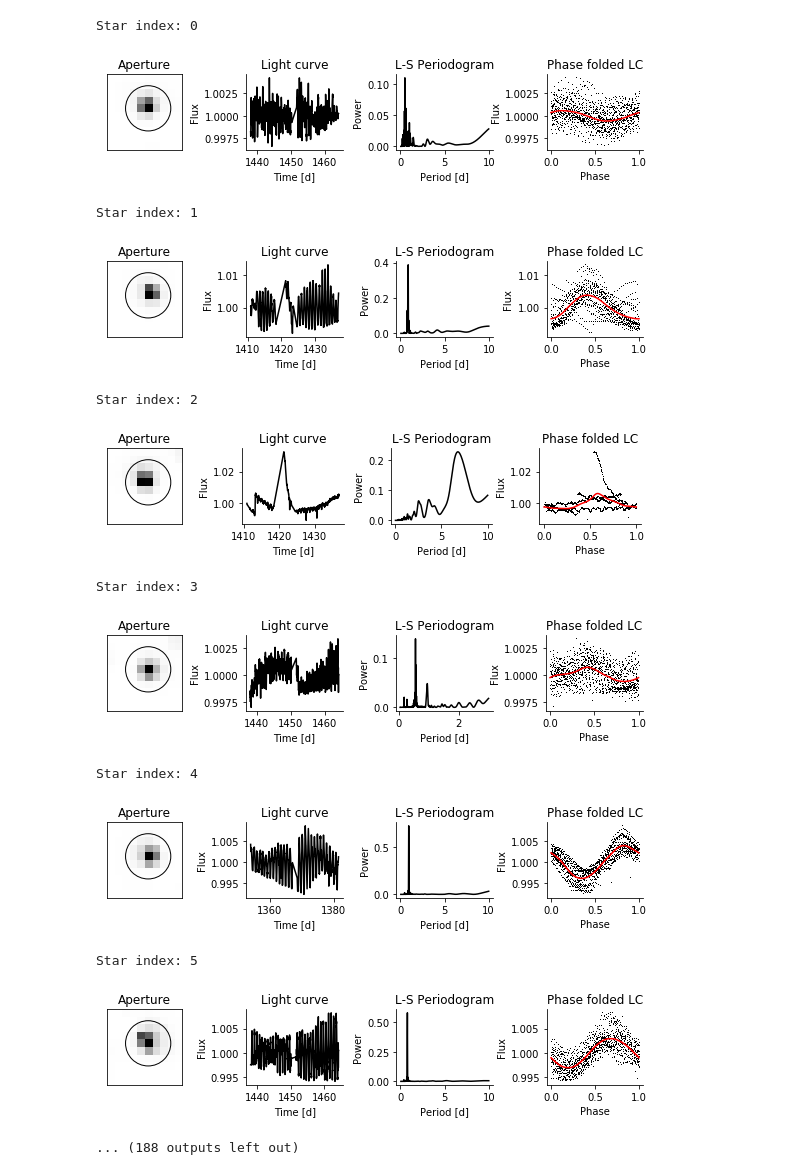
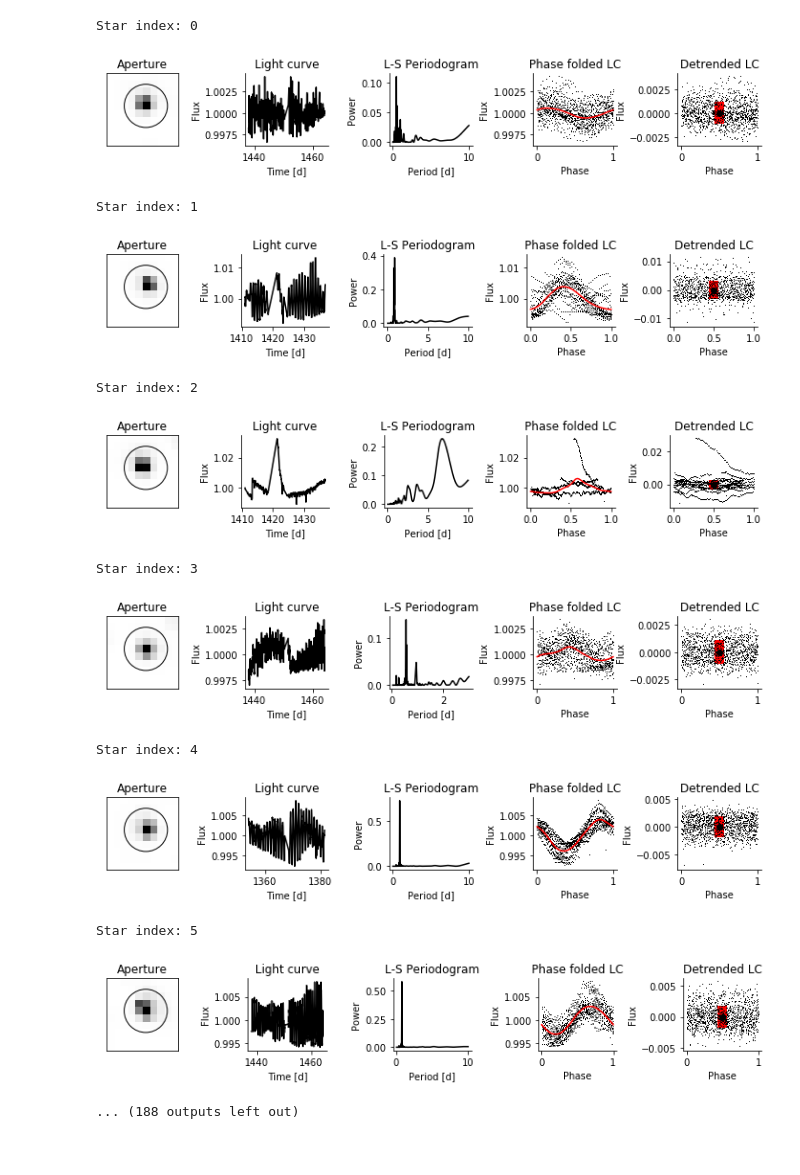
Before and after one commit to bmorris3/birthmarks, a Jupyter notebook: smamps/psceri.ipynb, the cells around one changed output. Drawn from its saved outputs; the diff is of its cells as text; code cells hidden in the pictures.

```diff
--- a/smamps/psceri.ipynb
+++ b/smamps/psceri.ipynb
@@ -24,6 +25,7 @@ size = 10
 
 smoothed_amps_psc = []
 psc_periods = []
+smoothed_amps_errs = []
 
 binary_list = [22]
 limit_pmax_list = [3, 7, 13]
@@ -72,49 +74,57 @@ for i, coord in enumerate(coords):
 
             smoothed = gaussian_filter1d(detrended[np.argsort(phases)], 50, mode='wrap')
 
-            fig, ax = plt.subplots(1, 4, figsize=(8, 2))
+            fig, ax = plt.subplots(1, 5, figsize=(10, 2))
             ax[0].imshow(cutouts[0][1].data['FLUX'].sum(0), origin='lower', cmap=plt.cm.Greys)
             ap.plot(axes=ax[0], color='k')
             ax[0].set_title('Aperture')
             ax[0].set_xticks([])
             ax[0].set_yticks([])
 
             ax[1].plot(times[mask], detrended, 'k')
             ax[1].set(title='Light curve', xlabel='Time [d]', ylabel='Flux')
 
             ax[2].plot(periods, power, 'k')
             ax[2].set(title='L-S Periodogram', xlabel='Period [d]', ylabel='Power')
 
             ax[3].plot(phases, detrended, ',k')
             ax[3].plot(phases[np.argsort(phases)], smoothed, 'r')
             ax[3].set(title='Phase folded LC', xlabel='Phase', ylabel='Flux')
 
+            detrended_residuals = detrended[np.argsort(phases)] - smoothed
+            ax[4].plot(phases, detrended_residuals, ',k')
+            ax[4].set(title='Detrended LC', xlabel='Phase', ylabel='Flux')
+
+            err = mad_std(detrended_residuals)
+            smoothed_amps_errs.append(err)
+            ax[4].errorbar(0.5, 0, err, fmt='o', color='k', ecolor='r', lw=10)
+
             for axis in ax[1:]:
                 for s in ['right', 'top']:
                     axis.spines[s].set_visible(False)
 
             plt.tight_layout(w_pad=0.2)
 
             if i in save_list:
                 plt.savefig('plots/psceri.pdf', bbox_inches='tight')
 
             plt.show()
 
             smoothed_amps_psc.append(smoothed.ptp())
             psc_periods.append(best_period)
 # %% [output]
 Star index: 0
-[figure, old version]
+[figure, new version]
 Star index: 1
-[figure, old version]
+[figure, new version]
 Star index: 2
-[figure, old version]
+[figure, new version]
 Star index: 3
-[figure, old version]
+[figure, new version]
 Star index: 4
-[figure, old version]
+[figure, new version]
 Star index: 5
-[figure, old version]
+[figure, new version]
 ... (188 outputs left out)
 # %%
 np.save('data/psc_amps.npy', smoothed_amps_psc)
```
Also changed, not shown: parts of 2 cells of this notebook, 11 other files.
